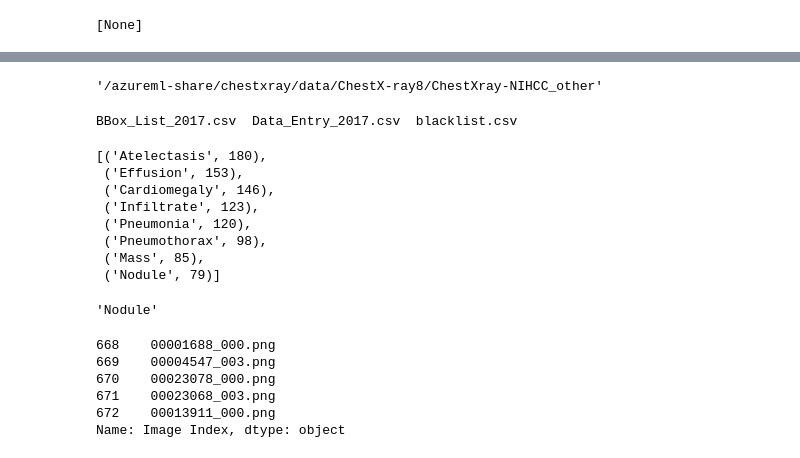
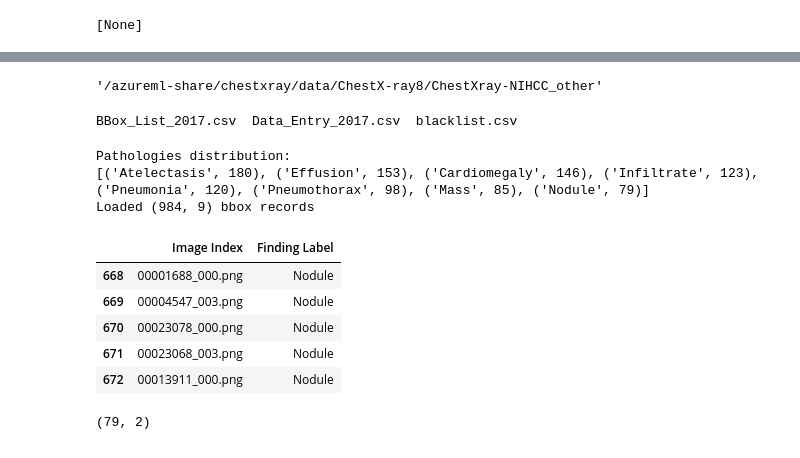
Before and after one commit to Azure/AzureChestXRay, a Jupyter notebook: AzureChestXRay_AMLWB/Code/03_Deployment/000_test_cam_api.ipynb, the cells around one changed output, grey strips where cells are left out. Saved outputs shown, nothing was run; the diff lists cells and outputs as text; code cells hidden in the pictures.

```diff
--- a/AzureChestXRay_AMLWB/Code/03_Deployment/000_test_cam_api.ipynb
+++ b/AzureChestXRay_AMLWB/Code/03_Deployment/000_test_cam_api.ipynb
@@ -158,47 +170,29 @@ plt.imshow(recovered_image[...,[2,0,1]]);plt.axis('off')
-# %%
-# get bbox data
-
-other_data_dir=os.path.join(data_base_input_dir, os.path.join(*(prj_consts.ChestXray_OTHER_DATA_DIR_list)))
-other_data_dir
-# !mkdir -p {other_data_dir}
-!ls $other_data_dir
-
-all_bbox_data = pd.read_csv(os.path.join(other_data_dir, 'BBox_List_2017.csv'))
-
-# show some stats
-# for tallying, collections lib is faster than list comprehension
-from collections import Counter
-pathologies_distribution = Counter(list(all_bbox_data['Finding Label']))
-pathologies_distribution = sorted(pathologies_distribution.items(), key=lambda x: x[1], reverse=True)
-
-pathologies_distribution
-
-# define a list of pathologies
-crt_pathology_name_group = list(['Atelectasis', 'Effusion', \
-                        'Cardiomegaly', 'Nodule'])
-crt_pathology_name = str(crt_pathology_name_group[3])
-crt_pathology_name
-crt_pathology_image_file_names = \
-all_bbox_data[all_bbox_data['Finding Label'].isin(list([crt_pathology_name]))]['Image Index']
-crt_pathology_image_file_names[:5]
-# %% [output]
-'/azureml-share/chestxray/data/ChestX-ray8/ChestXray-NIHCC_other'
-BBox_List_2017.csv  Data_Entry_2017.csv  blacklist.csv
-[('Atelectasis', 180),
- ('Effusion', 153),
- ('Cardiomegaly', 146),
- ('Infiltrate', 123),
- ('Pneumonia', 120),
- ('Pneumothorax', 98),
- ('Mass', 85),
- ('Nodule', 79)]
-'Nodule'
-668    00001688_000.png
-669    00004547_003.png
-670    00023078_000.png
-671    00023068_003.png
-672    00013911_000.png
-Name: Image Index, dtype: object
+# %%
+# get bbox data
+
+other_data_dir=os.path.join(data_base_input_dir, os.path.join(*(prj_consts.ChestXray_OTHER_DATA_DIR_list)))
+other_data_dir
+# !mkdir -p {other_data_dir}
+!ls $other_data_dir
+# %% [output]
+'/azureml-share/chestxray/data/ChestX-ray8/ChestXray-NIHCC_other'
+BBox_List_2017.csv  Data_Entry_2017.csv  blacklist.csv
+# %%
+crt_bbox_data = azure_chestxray_utils.bbox_NIH_data(other_data_dir, 'BBox_List_2017.csv')
+crt_pathology_image_file_names = crt_bbox_data.get_patologies_images(list([ 'Nodule'])) # ['Cardiomegaly', 'Infiltrate']
+crt_pathology_image_file_names[:5]
+crt_pathology_image_file_names.shape
+# %% [output]
+Pathologies distribution:
+[('Atelectasis', 180), ('Effusion', 153), ('Cardiomegaly', 146), ('Infiltrate', 123), ('Pneumonia', 120), ('Pneumothorax', 98), ('Mass', 85), ('Nodule', 79)]
+Loaded (984, 9) bbox records
+|  | Image Index | Finding Label |
+| 668 | 00001688_000.png | Nodule |
+| 669 | 00004547_003.png | Nodule |
+| 670 | 00023078_000.png | Nodule |
+| 671 | 00023068_003.png | Nodule |
+| 672 | 00013911_000.png | Nodule |
+(79, 2)
 # %%
 def score_image(crt_pathology_images_dir, crt_pathology_image_file_name):
     print(crt_pathology_image_file_name)
```
Also changed, not shown: parts of 7 cells of this notebook, 6 other files.
